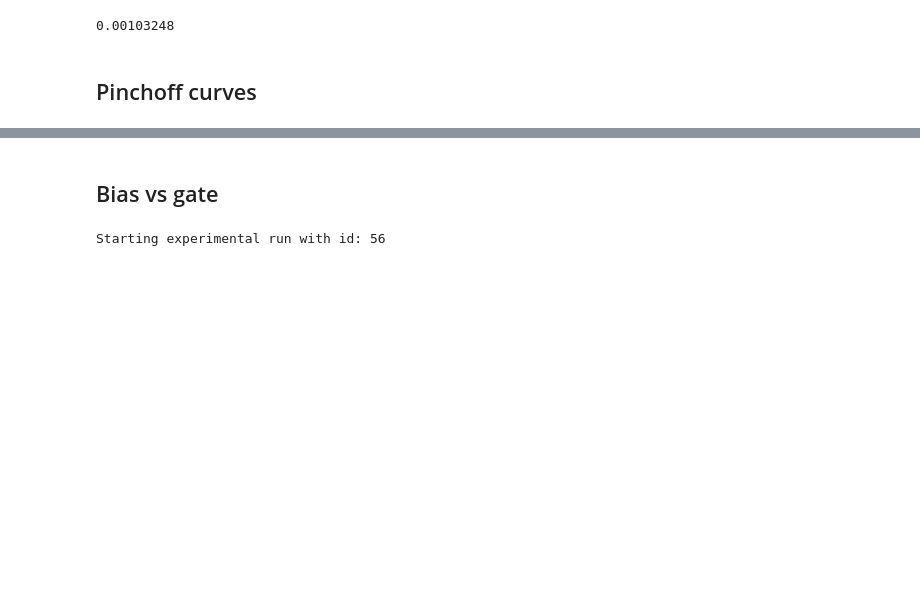
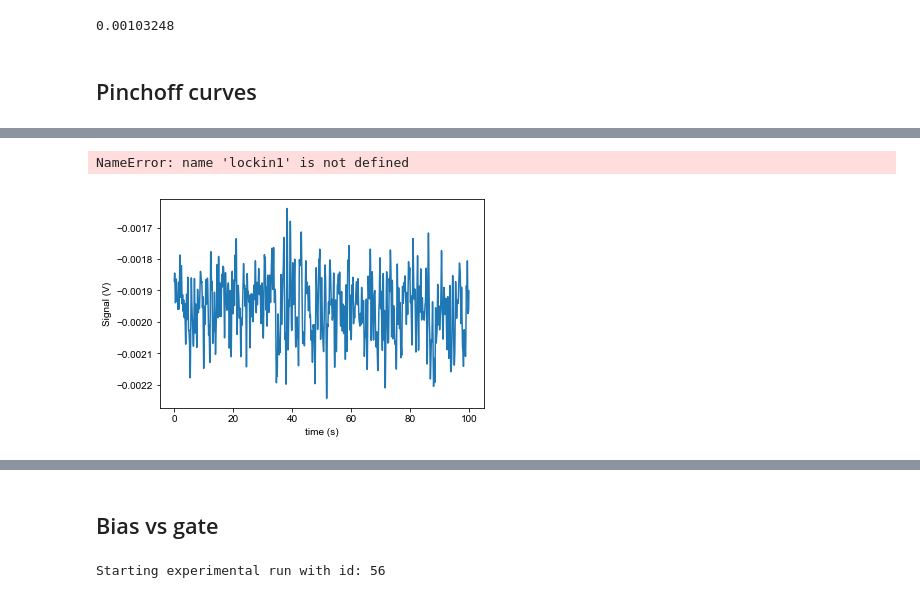
Before and after one commit to kouwenhovenlab/v0_characterization, a Jupyter notebook: Standard_characterizations_mK_DC.ipynb, the cells around one changed output, grey strips where cells are left out. Cells and saved outputs as stored; diff of their text form; code cells hidden in the pictures; blank space fills up the shorter version.

```diff
--- a/Standard_characterizations_mK_DC.ipynb
+++ b/Standard_characterizations_mK_DC.ipynb
@@ -951,0 +1070,24 @@ ivvi.set_dacs_zero()
+# %%
+capture_variable_name = "X"
+station.lockin1.buffer[capture_variable_name]
+station.lockin1.buffer.capture_config(capture_variable_name)
+trigger_count = 40000
+station.lockin1.buffer.set_capture_length_to_fit_samples(trigger_count)
+station.lockin1.buffer.start_capture("ONE", "SAMP")
+station.lockin1.buffer.wait_until_samples_captured(trigger_count)
+station.lockin1.buffer.stop_capture()
+# %% [output]
+NameError: name 'lockin1' is not defined
+# %%
+data = station.lockin1.buffer.get_capture_data(trigger_count)
+data = data['X']
+# %%
+ts = np.linspace(0,trigger_count/f, trigger_count)
+# %%
+%matplotlib inline
+plt.plot(ts, data)
+plt.xlabel('time (s)')
+plt.ylabel('Signal (V)')
+plt.show()
+# %% [output]
+[figure, added]
```
Also changed, not shown: parts of 57 cells of this notebook, 1 other file.
